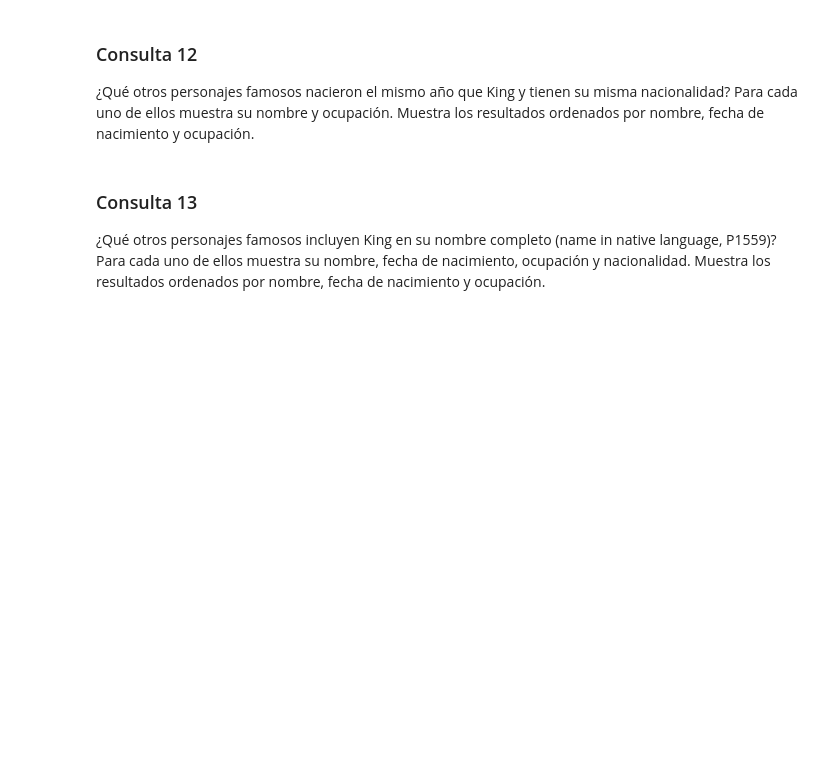
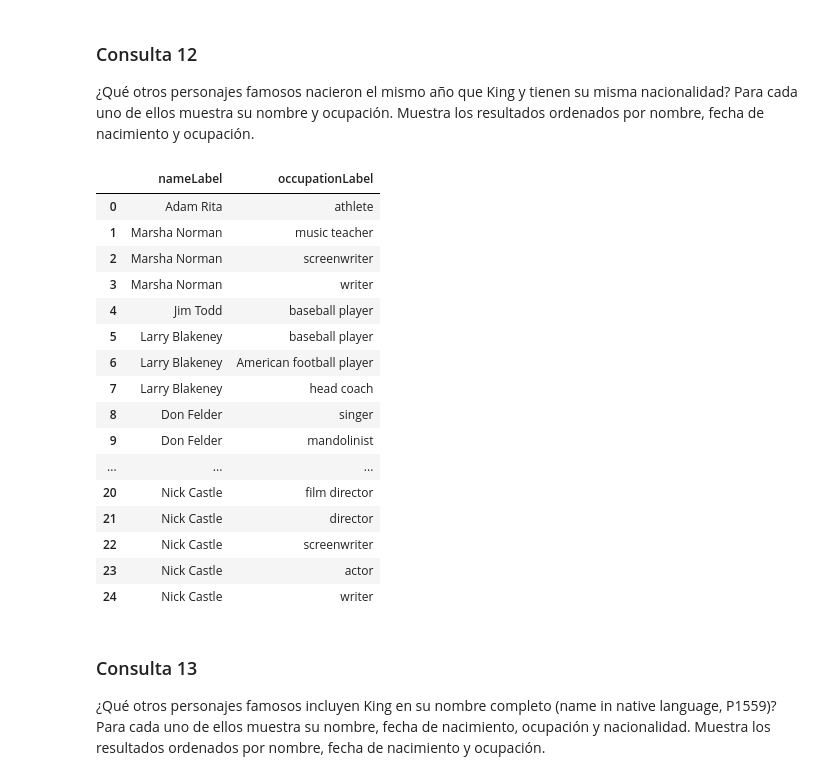
Before and after one commit to ZTH7/AI2, a Jupyter notebook: P1/P1_sparql_enunciado-2024.ipynb, the cells around one changed output. Saved outputs shown, nothing was run; the diff lists cells and outputs as text; code cells hidden in the pictures; blank space fills up the shorter version.

```diff
--- a/P1/P1_sparql_enunciado-2024.ipynb
+++ b/P1/P1_sparql_enunciado-2024.ipynb
@@ -319,6 +389,41 @@ WHERE
 ### Consulta 12
 
 ¿Qué otros personajes famosos nacieron el mismo año que King y tienen su misma nacionalidad? Para cada uno de ellos muestra su nombre y ocupación. Muestra los resultados ordenados por nombre, fecha de nacimiento y ocupación.
+# %%
+%%wdsparql
+
+SELECT ?nameLabel ?occupationLabel
+WHERE
+{
+  wd:Q39829 wdt:P569 ?dateOfBirth;  # date of birth
+            wdt:P27 ?country.  # country of birth
+  ?name wdt:P569 ?dateOfBirth;
+             wdt:P27 ?country;
+             wdt:P106 ?occupation.  # occupation
+
+  FILTER(?name != wd:Q39829)  # Exclude Stephen King
+
+  SERVICE wikibase:label { bd:serviceParam wikibase:language "en". }
+}
+ORDER BY ?name ?dateOfBirth ?occupation
+# %% [output]
+|  | nameLabel | occupationLabel |
+| 0 | Adam Rita | athlete |
+| 1 | Marsha Norman | music teacher |
+| 2 | Marsha Norman | screenwriter |
+| 3 | Marsha Norman | writer |
+| 4 | Jim Todd | baseball player |
+| 5 | Larry Blakeney | baseball player |
+| 6 | Larry Blakeney | American football player |
+| 7 | Larry Blakeney | head coach |
+| 8 | Don Felder | singer |
+| 9 | Don Felder | mandolinist |
+| ... | ... | ... |
+| 20 | Nick Castle | film director |
+| 21 | Nick Castle | director |
+| 22 | Nick Castle | screenwriter |
+| 23 | Nick Castle | actor |
+| 24 | Nick Castle | writer |
 # %% [markdown]
 ### Consulta 13
 
```
Also changed, not shown: parts of 6 cells of this notebook.
